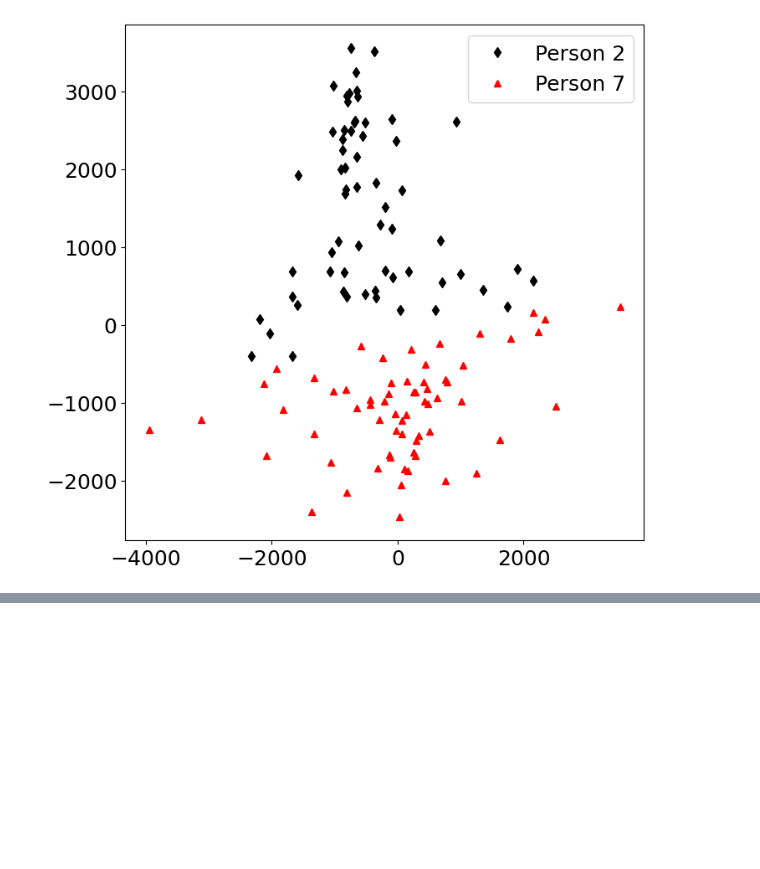
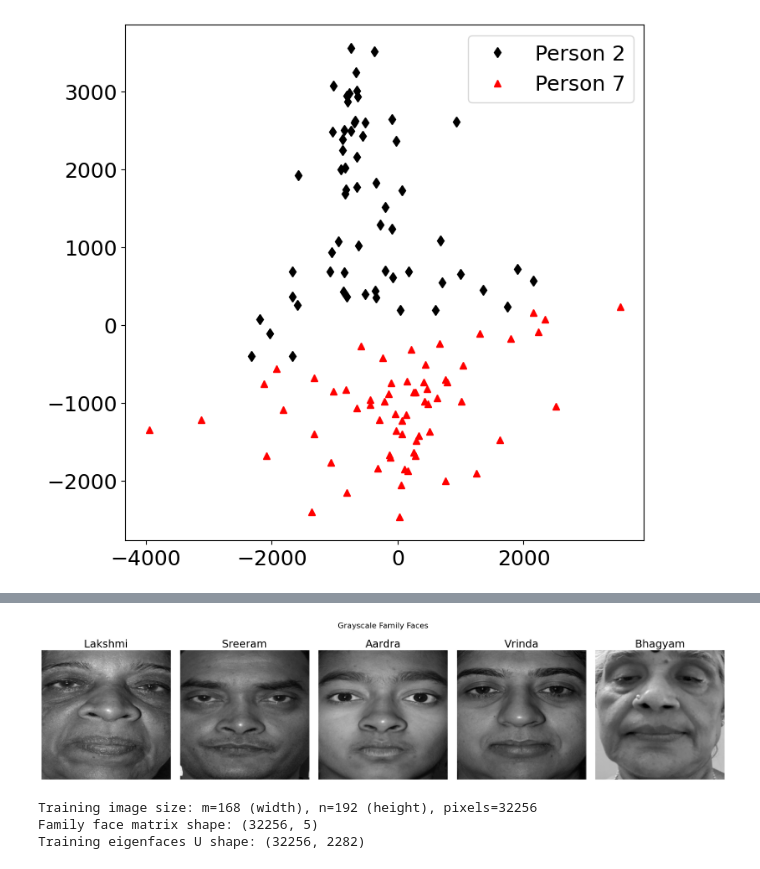
Before and after one commit to lasreeram/datascieng, a Jupyter notebook: ch1/eigenfaces_2.ipynb, the cells around one changed output, grey strips where cells are left out. Saved outputs shown, nothing was run; the diff lists cells and outputs as text; code cells hidden in the pictures; blank space fills up the shorter version.

```diff
--- a/ch1/eigenfaces_2.ipynb
+++ b/ch1/eigenfaces_2.ipynb
@@ -158,0 +167,35 @@ P2.shape = (32256, 64)
+# %%
+from PIL import Image
+
+data_dir = os.path.join('..', 'DATA')
+image_files = ['lakshmi.jpeg', 'sreeram.jpeg', 'aardra.jpeg', 'vrinda.jpeg', 'bhagyam.jpeg']
+fam_names  = ['Lakshmi', 'Sreeram', 'Aardra', 'Vrinda', 'Bhagyam']
+
+# --- Display family faces as grayscale at a readable size ---
+DISPLAY_SIZE = (256, 256)
+fig, axes = plt.subplots(1, 5, figsize=(20, 5))
+for ax, fname, name in zip(axes, image_files, fam_names):
+    img = Image.open(os.path.join(data_dir, fname)).convert('L').resize(DISPLAY_SIZE)
+    ax.imshow(np.array(img), cmap='gray')
+    ax.set_title(name)
+    ax.axis('off')
+plt.suptitle('Grayscale Family Faces', fontsize=16)
+plt.tight_layout()
+plt.show()
+
+# --- Resize each face to match the training data dimensions (m x n) ---
+# PIL resize takes (width, height). The training images have width=m, height=n.
+fam_vectors = []
+for fname in image_files:
+    img = Image.open(os.path.join(data_dir, fname)).convert('L').resize((m, n))
+    fam_vectors.append(np.array(img, dtype=np.float64).flatten())
+
+F_fam = np.column_stack(fam_vectors)   # shape (m*n, 5)
+print(f"Training image size: m={m} (width), n={n} (height), pixels={m*n}")
+print(f"Family face matrix shape: {F_fam.shape}")
+print(f"Training eigenfaces U shape: {U.shape}")
+# %% [output]
+[figure, added]
+Training image size: m=168 (width), n=192 (height), pixels=32256
+Family face matrix shape: (32256, 5)
+Training eigenfaces U shape: (32256, 2282)
```
Also changed, not shown: parts of 3 cells of this notebook, 29 other files.
